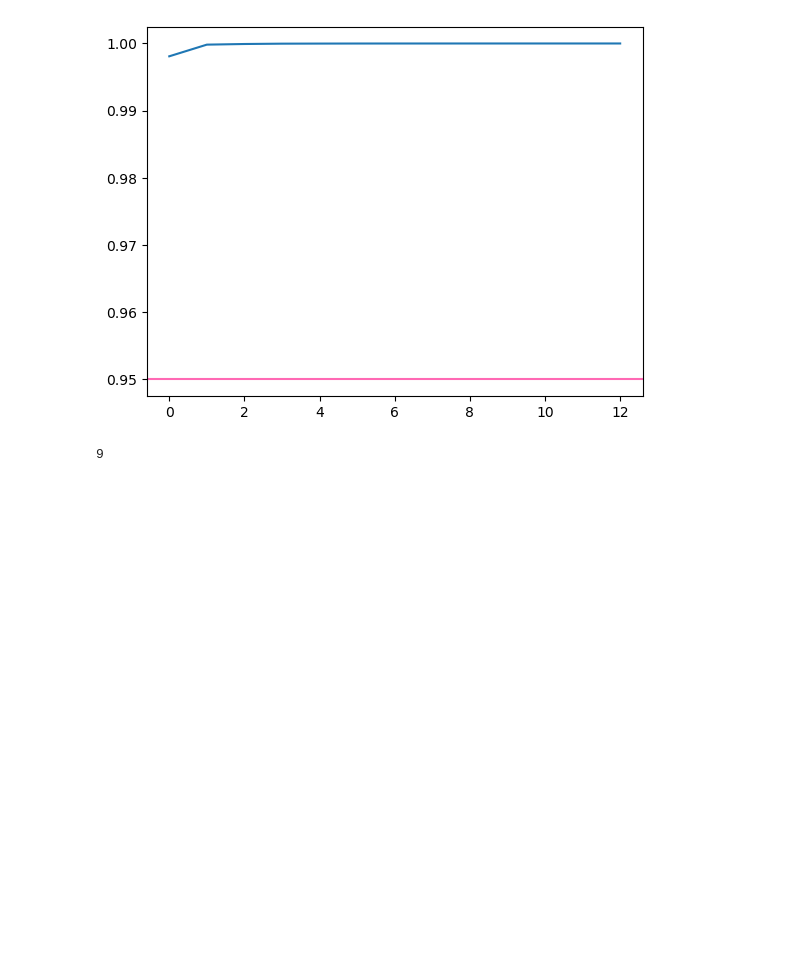
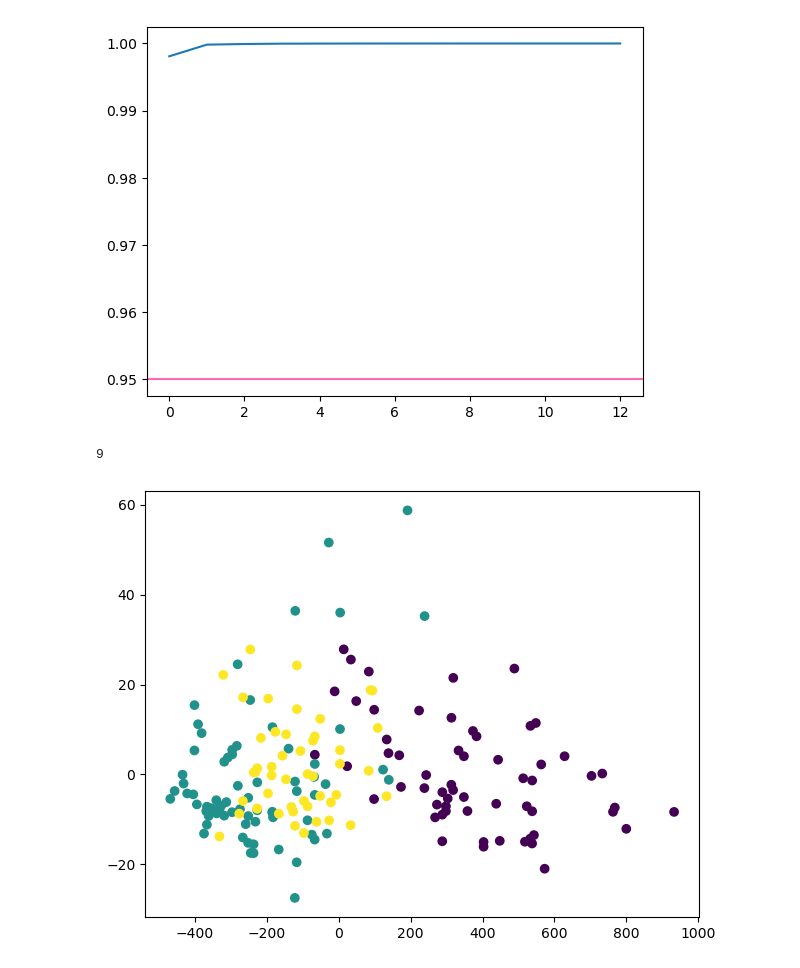
Before and after one commit to qkfmadl0-create/----, a Jupyter notebook: 08_PCA/001.ipynb, the cells around one changed output. Cells and saved outputs as stored; diff of their text form; code cells hidden in the pictures; blank space fills up the shorter version.

```diff
--- a/08_PCA/001.ipynb
+++ b/08_PCA/001.ipynb
@@ -257,3 +257,17 @@ print(pca.n_components_)
 9
 # %%
 # 시각화
+
+from sklearn.datasets import load_wine
+from sklearn.decomposition import PCA
+import matplotlib.pyplot as plt
+
+wine = load_wine(as_frame=True)
+X = wine.data
+pca = PCA(n_components=2)
+X_pca = pca.fit_transform(X)
+plt.scatter(X_pca[:, 0], X_pca[:, 1], c = y)
+plt.tight_layout()
+plt.show()
+# %% [output]
+[figure, added]
```
